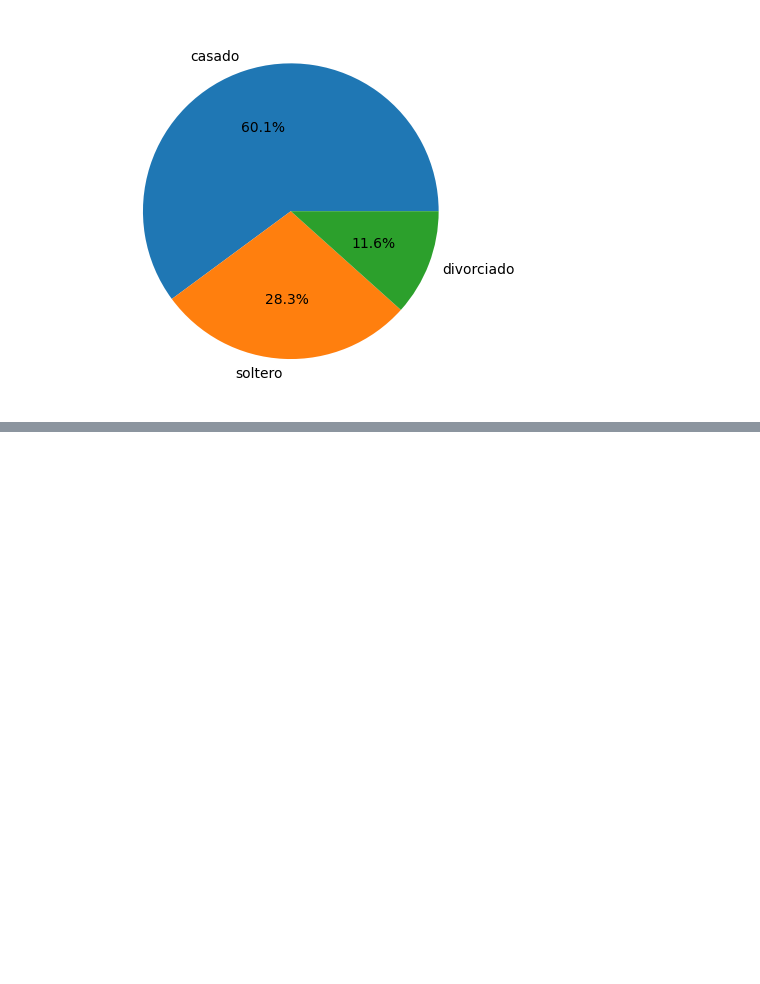
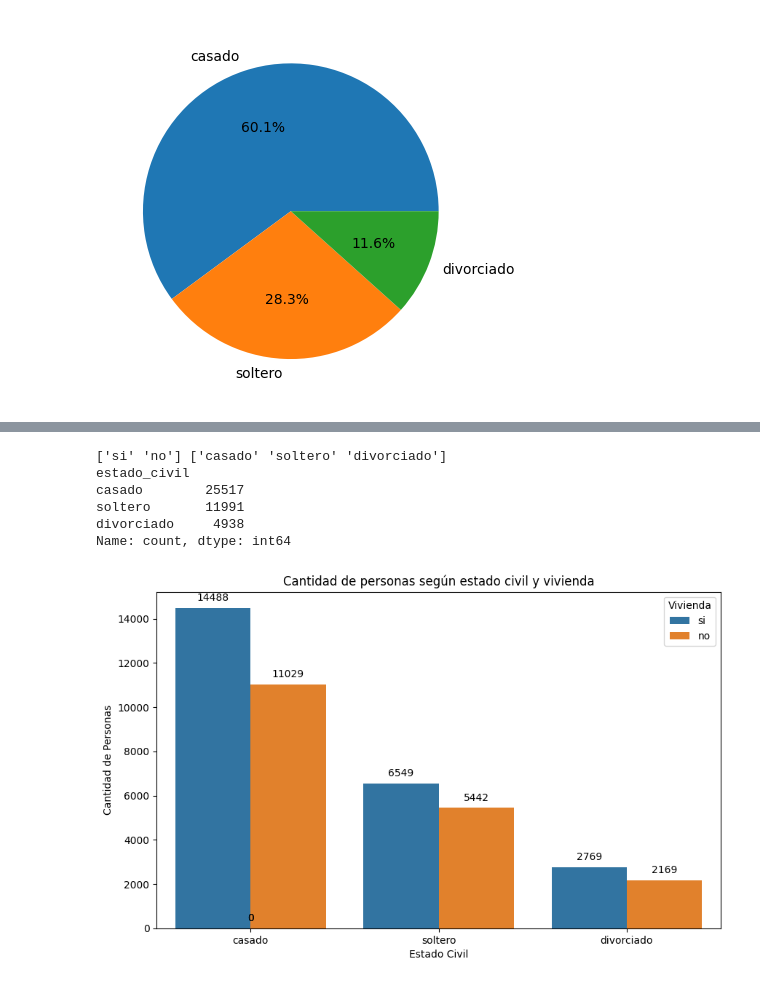
Before and after one commit to erxgli/Amacor_contexto_bancario, a Jupyter notebook: BANCO.ipynb, the cells around one changed output, grey strips where cells are left out. Cells and saved outputs as stored; diff of their text form; code cells hidden in the pictures; blank space fills up the shorter version.

Commit message:
grafico viviendas

```diff
--- a/BANCO.ipynb
+++ b/BANCO.ipynb
@@ -130,0 +150,40 @@ plt.show()
+# %%
+casa = banco["vivienda"].unique()
+print(casa,cantidad_segun_escivil)
+
+cantidad_segun_escivil = banco["estado_civil"].unique()
+cantidad_segun_escivil
+
+nºpersonas = banco["estado_civil"].value_counts()
+print(nºpersonas)
+# %% [output]
+['si' 'no'] ['casado' 'soltero' 'divorciado']
+estado_civil
+casado        25517
+soltero       11991
+divorciado     4938
+Name: count, dtype: int64
+# %%
+import matplotlib.pyplot as plt
+import seaborn as sns
+
+plt.figure(figsize=(10, 6))
+
+# Crear el gráfico de barras
+ax = sns.countplot(data=banco, x='estado_civil', hue='vivienda')
+
+# Añadir el número de personas en cada barra
+for p in ax.patches:
+    ax.annotate(format(p.get_height(), '.0f'),
+                (p.get_x() + p.get_width() / 2., p.get_height()),
+                ha = 'center', va = 'center',
+                xytext = (0, 10),
+                textcoords = 'offset points')
+
+plt.title('Cantidad de personas según estado civil y vivienda')
+plt.xlabel('Estado Civil')
+plt.ylabel('Cantidad de Personas')
+plt.legend(title='Vivienda', loc='upper right')
+plt.show()
+# %% [output]
+[figure, added]
```
Also changed, not shown: parts of 3 cells of this notebook.
